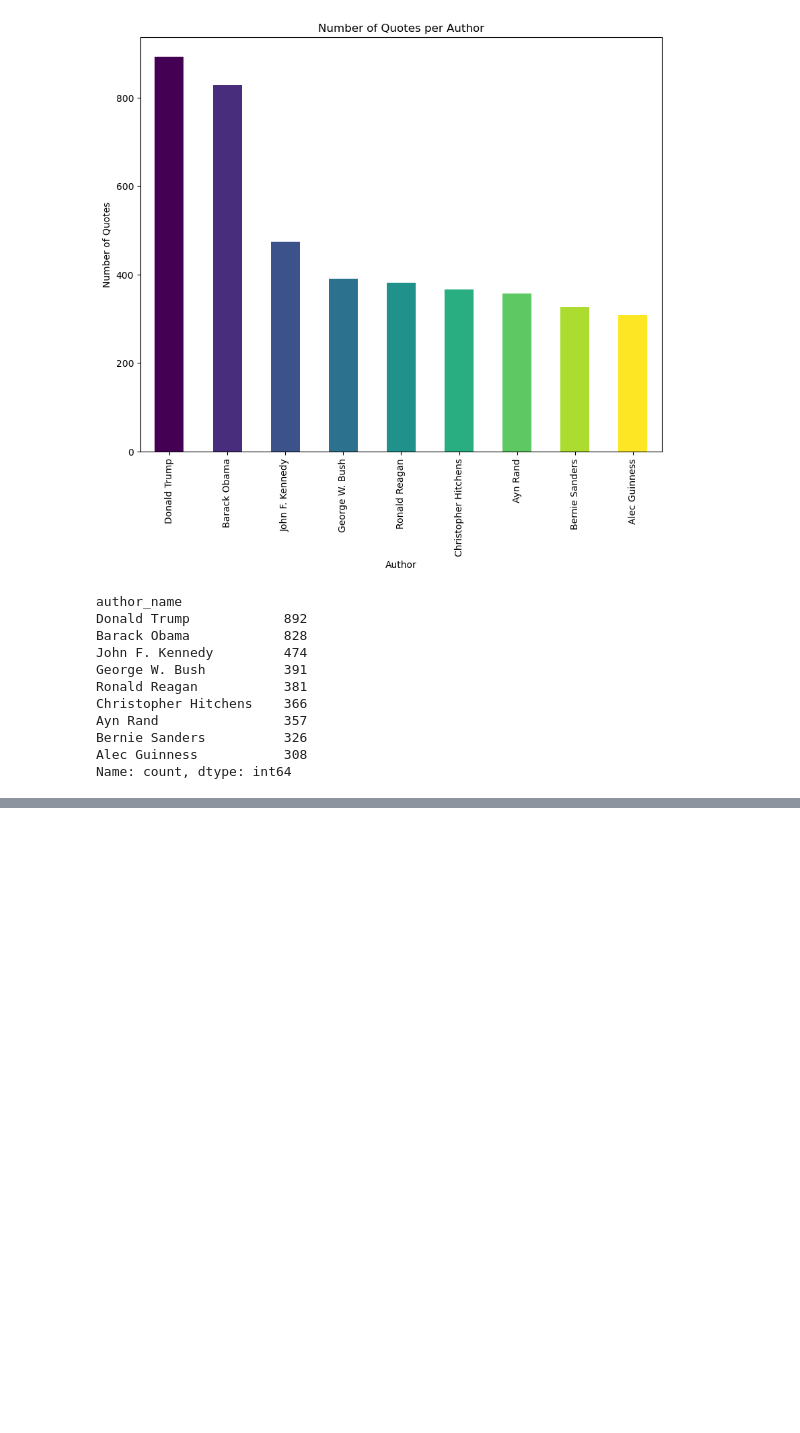
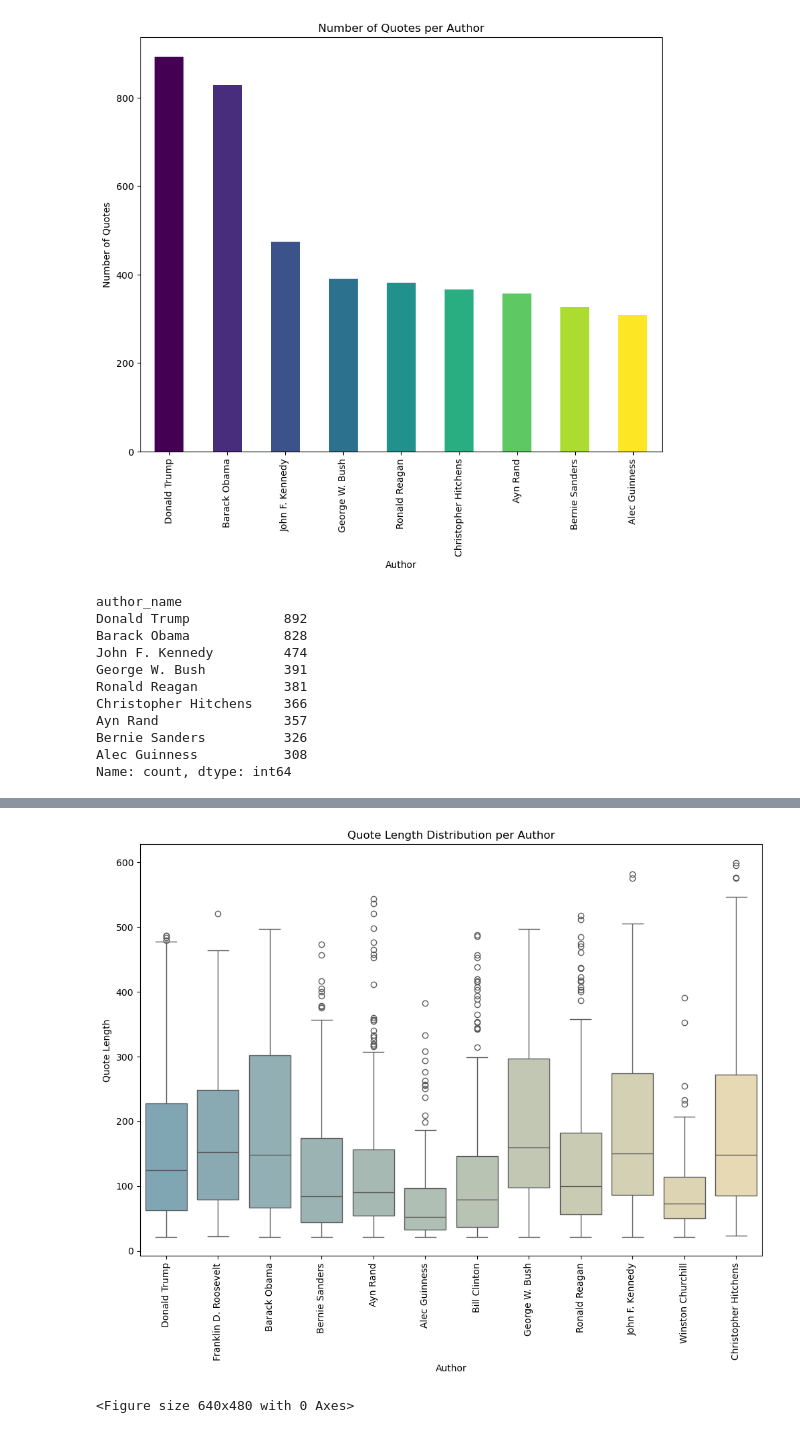
Before and after one commit to niconymanda/DADA, a Jupyter notebook: authorship_attribution/data.ipynb, the cells around one changed output, grey strips where cells are left out. Drawn from its saved outputs; the diff is of its cells as text; code cells hidden in the pictures; blank space fills up the shorter version.

```diff
--- a/authorship_attribution/data.ipynb
+++ b/authorship_attribution/data.ipynb
@@ -169,0 +231,16 @@ data.to_csv('../Data/WikiQuotes_final.csv', index=False)
+# %%
+import seaborn as sns
+def plot_quotes_stats(data):
+    plt.figure(figsize=(12, 8))
+    sns.boxplot(x='author_name', y='length', data=data, palette='blend:#7AB,#EDA', hue='author_name')
+    plt.title('Quote Length Distribution per Author')
+    plt.xlabel('Author')
+    plt.ylabel('Quote Length')
+    plt.xticks(rotation=90)
+    plt.show()
+    # plt.savefig('quote_length_distribution.png')
+
+plot_quotes_stats(df)
+# %% [output]
+[figure, added]
+<Figure size 640x480 with 0 Axes>
```
Also changed, not shown: parts of 6 cells of this notebook, 6 other files.
